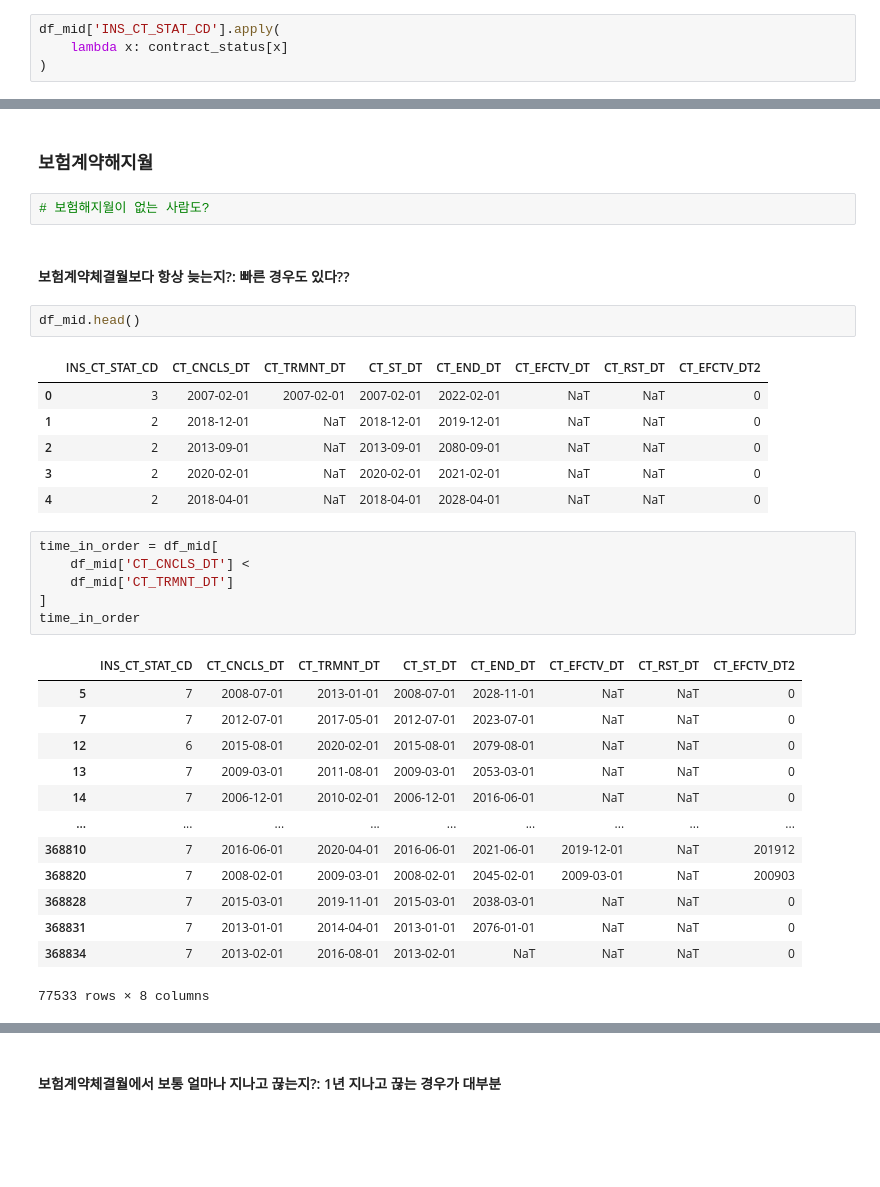
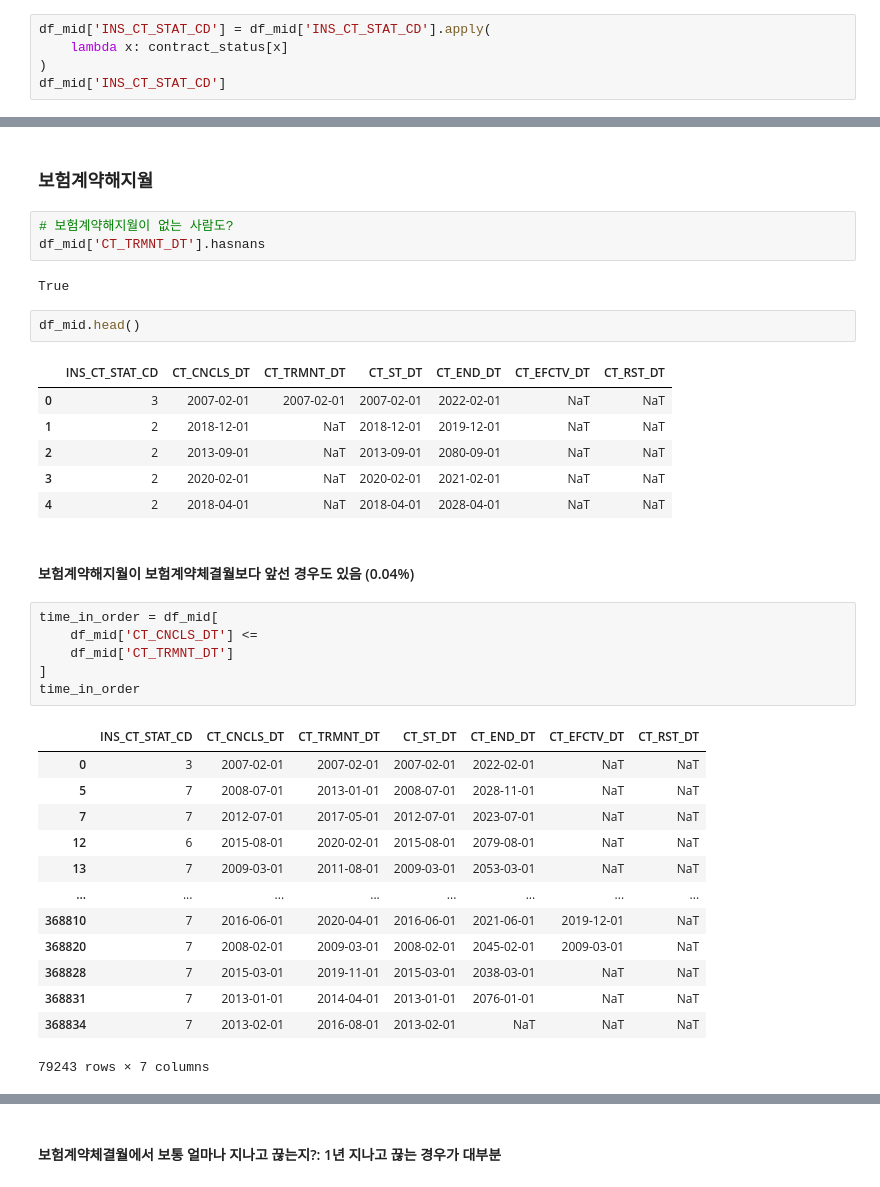
Before and after one commit to yoonhyeyoon/ChiChu, a Jupyter notebook: 전처리 ipynb/신인호_보험계약정보.ipynb, the cells around one changed output, grey strips where cells are left out. Saved outputs shown, nothing was run; the diff lists cells and outputs as text; blank space fills up the shorter version.

```diff
--- a/전처리 ipynb/신인호_보험계약정보.ipynb
+++ b/전처리 ipynb/신인호_보험계약정보.ipynb
@@ -108,7 +97,8 @@ contract_status = [
     '취소'
 ]
 # %%
-df_mid['INS_CT_STAT_CD'].apply(
+df_mid['INS_CT_STAT_CD'] = df_mid['INS_CT_STAT_CD'].apply(
     lambda x: contract_status[x]
 )
+df_mid['INS_CT_STAT_CD']
 # %% [output]
@@ -255,36 +259,39 @@ conclusion_month_count['CT_CNCLS_DT'].plot().set_xticks(range(1, 13))
 # %% [markdown]
 ### 보험계약해지월
 # %%
-# 보험해지월이 없는 사람도?
+# 보험계약해지월이 없는 사람도?
+df_mid['CT_TRMNT_DT'].hasnans
+# %% [output]
+True
-# %% [markdown]
-#### 보험계약체결월보다 항상 늦는지?: 빠른 경우도 있다??
 # %%
 df_mid.head()
 # %% [output]
-|  | INS_CT_STAT_CD | CT_CNCLS_DT | CT_TRMNT_DT | CT_ST_DT | CT_END_DT | CT_EFCTV_DT | CT_RST_DT | CT_EFCTV_DT2 |
-| 0 | 3 | 2007-02-01 | 2007-02-01 | 2007-02-01 | 2022-02-01 | NaT | NaT | 0 |
-| 1 | 2 | 2018-12-01 | NaT | 2018-12-01 | 2019-12-01 | NaT | NaT | 0 |
-| 2 | 2 | 2013-09-01 | NaT | 2013-09-01 | 2080-09-01 | NaT | NaT | 0 |
-| 3 | 2 | 2020-02-01 | NaT | 2020-02-01 | 2021-02-01 | NaT | NaT | 0 |
-| 4 | 2 | 2018-04-01 | NaT | 2018-04-01 | 2028-04-01 | NaT | NaT | 0 |
+|  | INS_CT_STAT_CD | CT_CNCLS_DT | CT_TRMNT_DT | CT_ST_DT | CT_END_DT | CT_EFCTV_DT | CT_RST_DT |
+| 0 | 3 | 2007-02-01 | 2007-02-01 | 2007-02-01 | 2022-02-01 | NaT | NaT |
+| 1 | 2 | 2018-12-01 | NaT | 2018-12-01 | 2019-12-01 | NaT | NaT |
+| 2 | 2 | 2013-09-01 | NaT | 2013-09-01 | 2080-09-01 | NaT | NaT |
+| 3 | 2 | 2020-02-01 | NaT | 2020-02-01 | 2021-02-01 | NaT | NaT |
+| 4 | 2 | 2018-04-01 | NaT | 2018-04-01 | 2028-04-01 | NaT | NaT |
+# %% [markdown]
+#### 보험계약해지월이 보험계약체결월보다 앞선 경우도 있음 (0.04%)
 # %%
 time_in_order = df_mid[
-    df_mid['CT_CNCLS_DT'] <
+    df_mid['CT_CNCLS_DT'] <=
     df_mid['CT_TRMNT_DT']
 ]
 time_in_order
 # %% [output]
-|  | INS_CT_STAT_CD | CT_CNCLS_DT | CT_TRMNT_DT | CT_ST_DT | CT_END_DT | CT_EFCTV_DT | CT_RST_DT | CT_EFCTV_DT2 |
-| 5 | 7 | 2008-07-01 | 2013-01-01 | 2008-07-01 | 2028-11-01 | NaT | NaT | 0 |
-| 7 | 7 | 2012-07-01 | 2017-05-01 | 2012-07-01 | 2023-07-01 | NaT | NaT | 0 |
-| 12 | 6 | 2015-08-01 | 2020-02-01 | 2015-08-01 | 2079-08-01 | NaT | NaT | 0 |
-| 13 | 7 | 2009-03-01 | 2011-08-01 | 2009-03-01 | 2053-03-01 | NaT | NaT | 0 |
-| 14 | 7 | 2006-12-01 | 2010-02-01 | 2006-12-01 | 2016-06-01 | NaT | NaT | 0 |
-| ... | ... | ... | ... | ... | ... | ... | ... | ... |
-| 368810 | 7 | 2016-06-01 | 2020-04-01 | 2016-06-01 | 2021-06-01 | 2019-12-01 | NaT | 201912 |
-| 368820 | 7 | 2008-02-01 | 2009-03-01 | 2008-02-01 | 2045-02-01 | 2009-03-01 | NaT | 200903 |
-| 368828 | 7 | 2015-03-01 | 2019-11-01 | 2015-03-01 | 2038-03-01 | NaT | NaT | 0 |
-| 368831 | 7 | 2013-01-01 | 2014-04-01 | 2013-01-01 | 2076-01-01 | NaT | NaT | 0 |
-| 368834 | 7 | 2013-02-01 | 2016-08-01 | 2013-02-01 | NaT | NaT | NaT | 0 |
+|  | INS_CT_STAT_CD | CT_CNCLS_DT | CT_TRMNT_DT | CT_ST_DT | CT_END_DT | CT_EFCTV_DT | CT_RST_DT |
+| 0 | 3 | 2007-02-01 | 2007-02-01 | 2007-02-01 | 2022-02-01 | NaT | NaT |
+| 5 | 7 | 2008-07-01 | 2013-01-01 | 2008-07-01 | 2028-11-01 | NaT | NaT |
+| 7 | 7 | 2012-07-01 | 2017-05-01 | 2012-07-01 | 2023-07-01 | NaT | NaT |
+| 12 | 6 | 2015-08-01 | 2020-02-01 | 2015-08-01 | 2079-08-01 | NaT | NaT |
+| 13 | 7 | 2009-03-01 | 2011-08-01 | 2009-03-01 | 2053-03-01 | NaT | NaT |
+| ... | ... | ... | ... | ... | ... | ... | ... |
+| 368810 | 7 | 2016-06-01 | 2020-04-01 | 2016-06-01 | 2021-06-01 | 2019-12-01 | NaT |
+| 368820 | 7 | 2008-02-01 | 2009-03-01 | 2008-02-01 | 2045-02-01 | 2009-03-01 | NaT |
+| 368828 | 7 | 2015-03-01 | 2019-11-01 | 2015-03-01 | 2038-03-01 | NaT | NaT |
+| 368831 | 7 | 2013-01-01 | 2014-04-01 | 2013-01-01 | 2076-01-01 | NaT | NaT |
+| 368834 | 7 | 2013-02-01 | 2016-08-01 | 2013-02-01 | NaT | NaT | NaT |
-77533 rows × 8 columns
+79243 rows × 7 columns
 # %%
```
Also changed, not shown: parts of 31 cells of this notebook.
